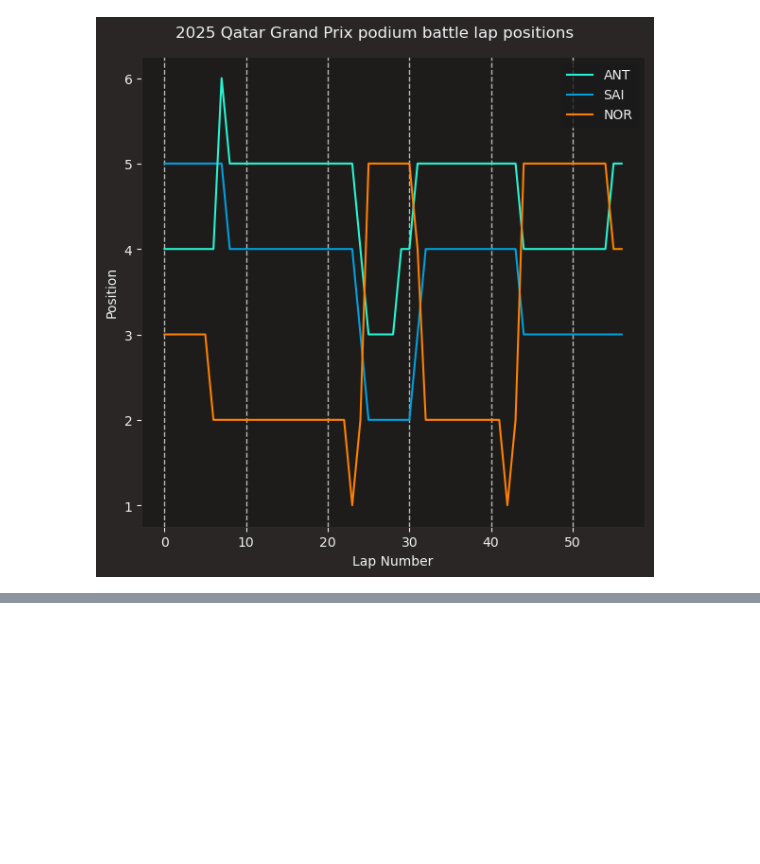
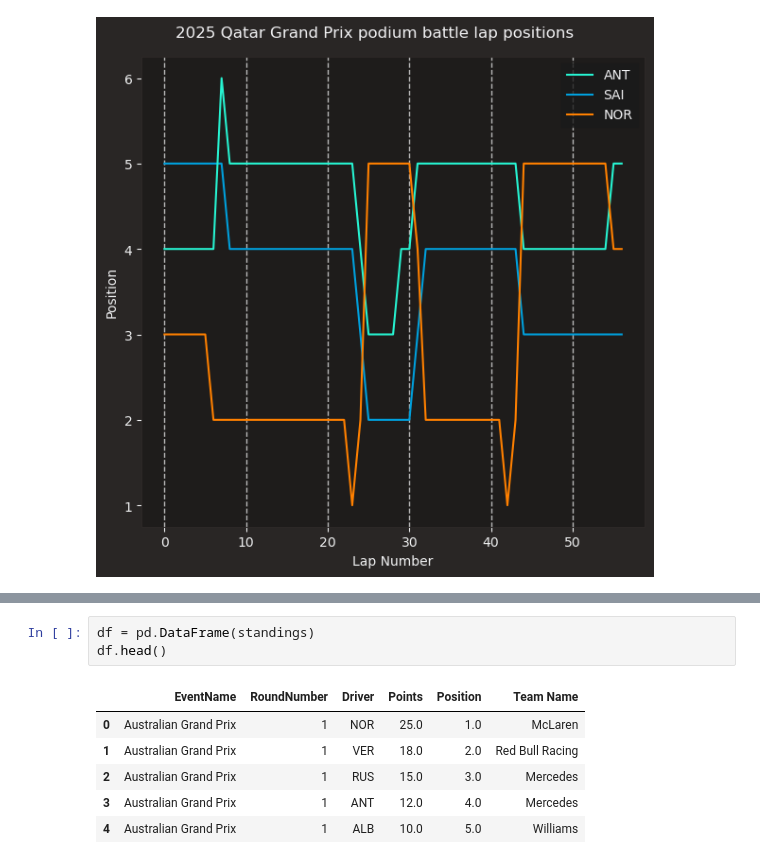
Before and after one commit to elijahmccauley/f1_tire_deg, a Jupyter notebook: f1_data_twitter.ipynb, the cells around one changed output, grey strips where cells are left out. Drawn from its saved outputs; the diff is of its cells as text; blank space fills up the shorter version.

```diff
--- a/f1_data_twitter.ipynb
+++ b/f1_data_twitter.ipynb
@@ -103,0 +184,10 @@ plt.show()
+# %%
+df = pd.DataFrame(standings)
+df.head()
+# %% [output]
+|  | EventName | RoundNumber | Driver | Points | Position | Team Name |
+| 0 | Australian Grand Prix | 1 | NOR | 25.0 | 1.0 | McLaren |
+| 1 | Australian Grand Prix | 1 | VER | 18.0 | 2.0 | Red Bull Racing |
+| 2 | Australian Grand Prix | 1 | RUS | 15.0 | 3.0 | Mercedes |
+| 3 | Australian Grand Prix | 1 | ANT | 12.0 | 4.0 | Mercedes |
+| 4 | Australian Grand Prix | 1 | ALB | 10.0 | 5.0 | Williams |
```
Also changed, not shown: parts of 12 cells of this notebook, 3 other files.
